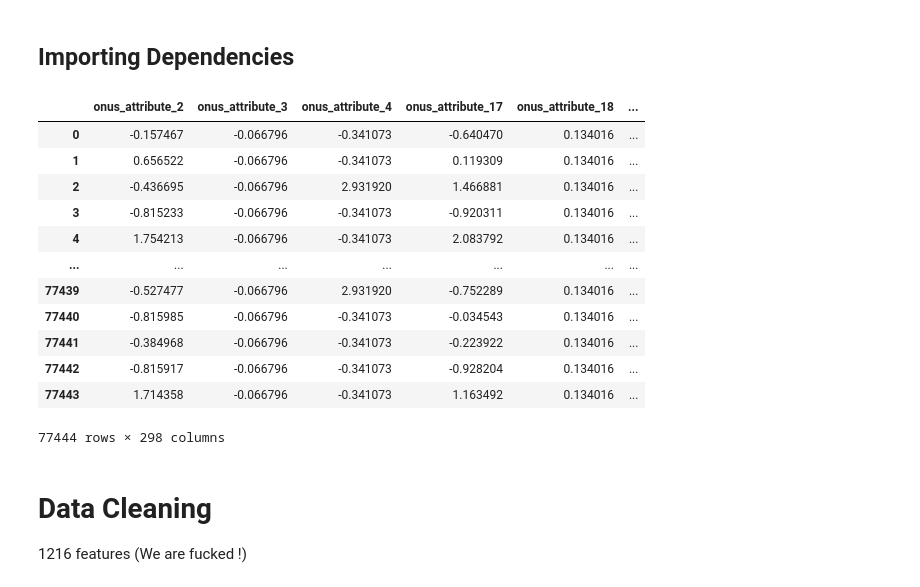
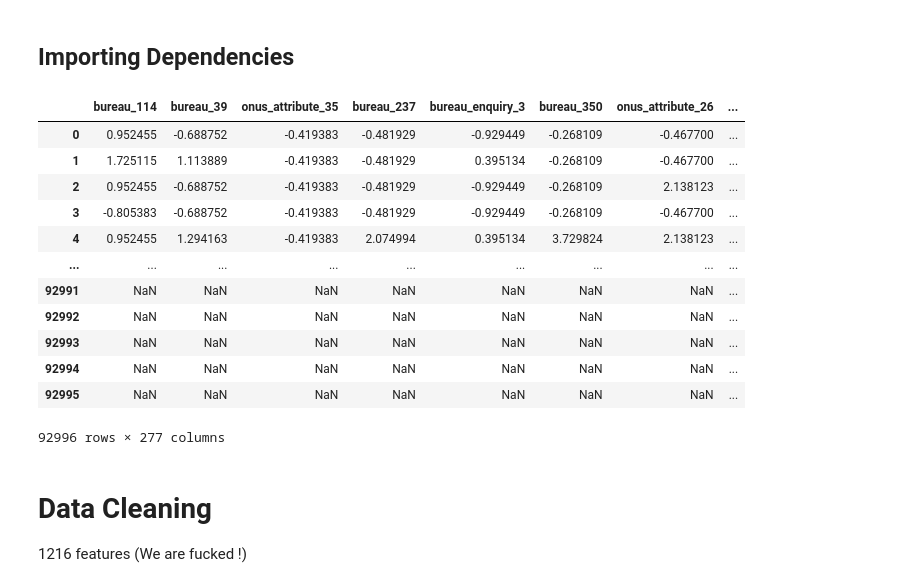
Before and after one commit to sarthakg004/convolve, a Jupyter notebook: untitled.ipynb, the cells around one changed output. Drawn from its saved outputs; the diff is of its cells as text; code cells hidden in the pictures.

```diff
--- a/untitled.ipynb
+++ b/untitled.ipynb
@@ -8,21 +8,21 @@ import seaborn as sns
 # %%
 df = pd.read_csv('data/interim/train.csv')
 # %%
-df['acc']
+df
 # %% [output]
-|  | onus_attribute_2 | onus_attribute_3 | onus_attribute_4 | onus_attribute_17 | onus_attribute_18 | ... |
-| 0 | -0.157467 | -0.066796 | -0.341073 | -0.640470 | 0.134016 | ... |
-| 1 | 0.656522 | -0.066796 | -0.341073 | 0.119309 | 0.134016 | ... |
-| 2 | -0.436695 | -0.066796 | 2.931920 | 1.466881 | 0.134016 | ... |
-| 3 | -0.815233 | -0.066796 | -0.341073 | -0.920311 | 0.134016 | ... |
-| 4 | 1.754213 | -0.066796 | -0.341073 | 2.083792 | 0.134016 | ... |
-| ... | ... | ... | ... | ... | ... | ... |
-| 77439 | -0.527477 | -0.066796 | 2.931920 | -0.752289 | 0.134016 | ... |
-| 77440 | -0.815985 | -0.066796 | -0.341073 | -0.034543 | 0.134016 | ... |
-| 77441 | -0.384968 | -0.066796 | -0.341073 | -0.223922 | 0.134016 | ... |
-| 77442 | -0.815917 | -0.066796 | -0.341073 | -0.928204 | 0.134016 | ... |
-| 77443 | 1.714358 | -0.066796 | -0.341073 | 1.163492 | 0.134016 | ... |
+|  | bureau_114 | bureau_39 | onus_attribute_35 | bureau_237 | bureau_enquiry_3 | bureau_350 | onus_attribute_26 | ... |
+| 0 | 0.952455 | -0.688752 | -0.419383 | -0.481929 | -0.929449 | -0.268109 | -0.467700 | ... |
+| 1 | 1.725115 | 1.113889 | -0.419383 | -0.481929 | 0.395134 | -0.268109 | -0.467700 | ... |
+| 2 | 0.952455 | -0.688752 | -0.419383 | -0.481929 | -0.929449 | -0.268109 | 2.138123 | ... |
+| 3 | -0.805383 | -0.688752 | -0.419383 | -0.481929 | -0.929449 | -0.268109 | -0.467700 | ... |
+| 4 | 0.952455 | 1.294163 | -0.419383 | 2.074994 | 0.395134 | 3.729824 | 2.138123 | ... |
+| ... | ... | ... | ... | ... | ... | ... | ... | ... |
+| 92991 | NaN | NaN | NaN | NaN | NaN | NaN | NaN | ... |
+| 92992 | NaN | NaN | NaN | NaN | NaN | NaN | NaN | ... |
+| 92993 | NaN | NaN | NaN | NaN | NaN | NaN | NaN | ... |
+| 92994 | NaN | NaN | NaN | NaN | NaN | NaN | NaN | ... |
+| 92995 | NaN | NaN | NaN | NaN | NaN | NaN | NaN | ... |
-77444 rows × 298 columns
+92996 rows × 277 columns
 # %%
 train_df = pd.read_csv('data/raw/Dev_data_to_be_shared.csv')
 test_df = pd.read_csv('data/raw/validation_data_to_be_shared.csv')
```
Also changed, not shown: parts of 15 cells of this notebook, 10 other files.
